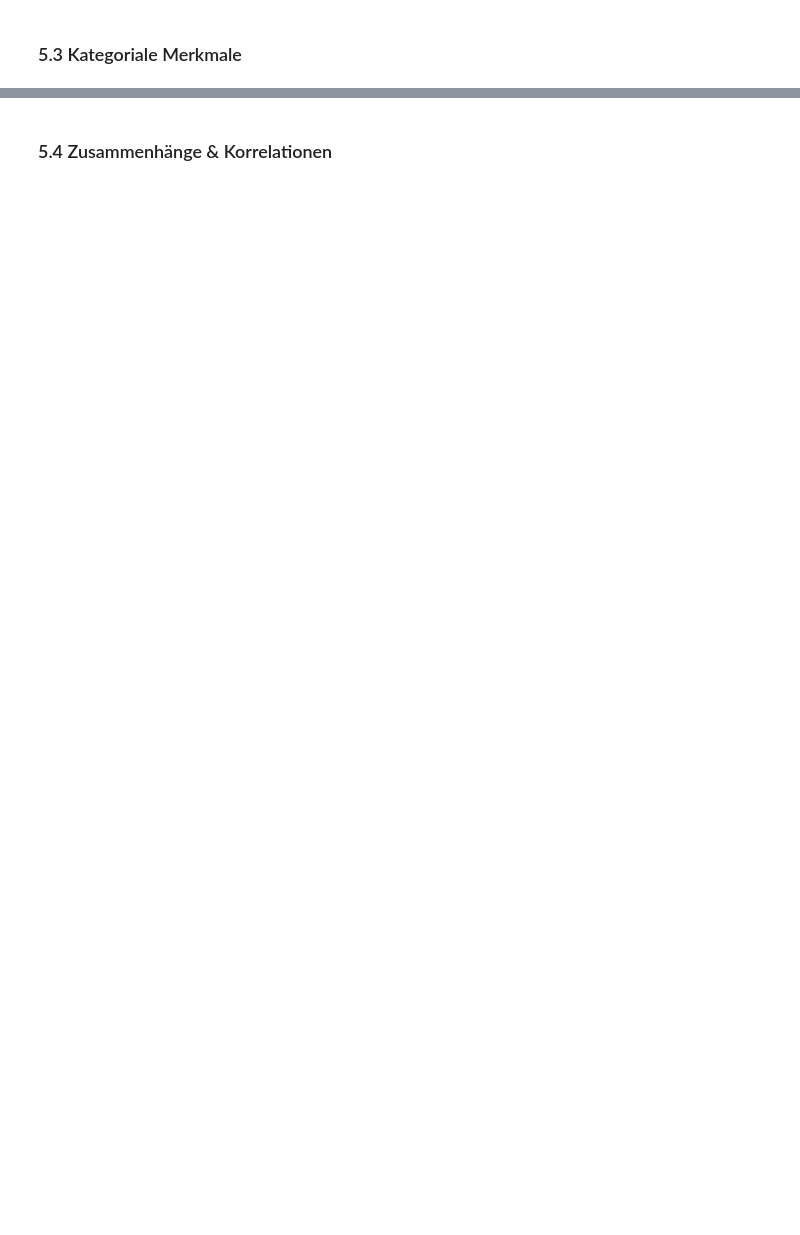
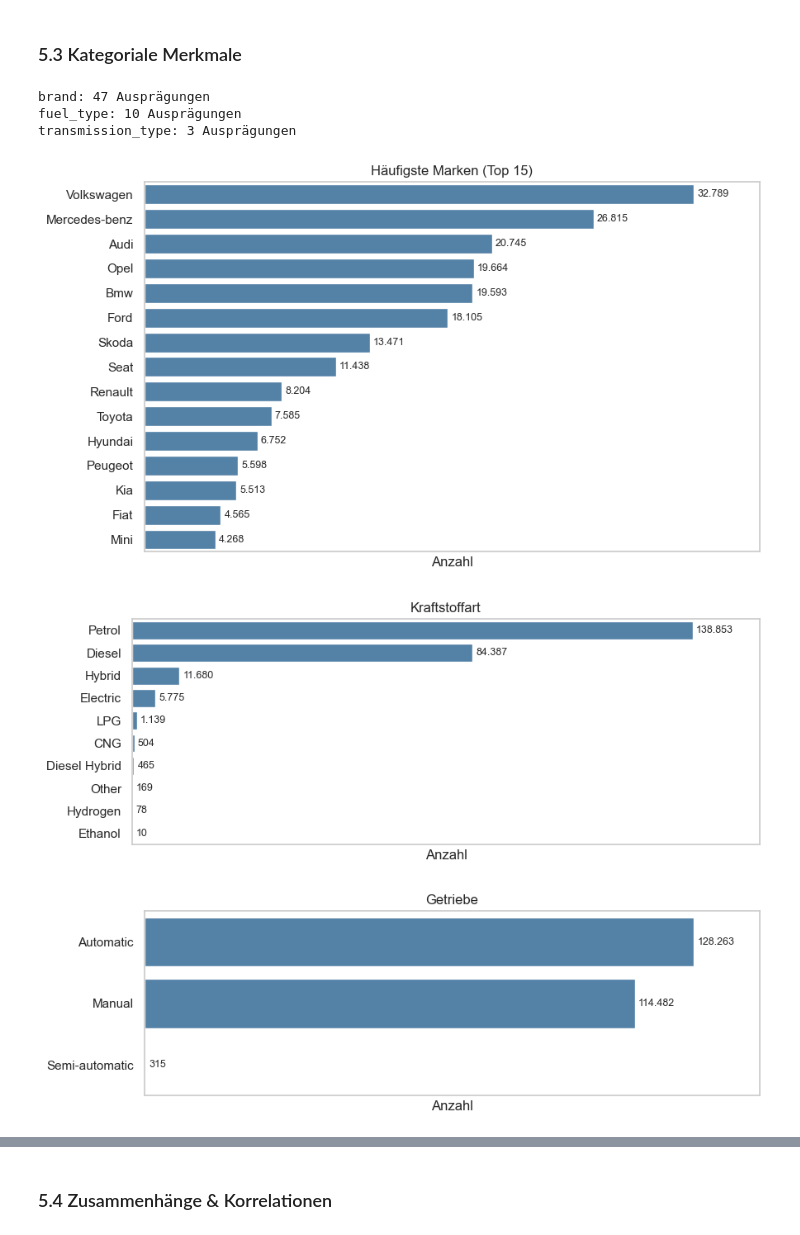
Before and after one commit to 1Zippel4/preisanalyse-autoscout24, a Jupyter notebook: notebooks/01_eda.ipynb, the cells around one changed output, grey strips where cells are left out. Cells and saved outputs as stored; diff of their text form; code cells hidden in the pictures; blank space fills up the shorter version.

```diff
--- a/notebooks/01_eda.ipynb
+++ b/notebooks/01_eda.ipynb
@@ -395,2 +568,18 @@ Grundlage für EDA und Modellierung.
 # %% [markdown]
 ### 5.3 Kategoriale Merkmale
+# %%
+for col in ["brand", "fuel_type", "transmission_type"]:
+    print(f"{col}: {df_clean[col].nunique()} Ausprägungen")
+# %% [output]
+brand: 47 Ausprägungen
+fuel_type: 10 Ausprägungen
+transmission_type: 3 Ausprägungen
+# %%
+# Häufigkeiten
+plot_kategorie("brand", "Häufigste Marken (Top 15)", "05_marken.png", top=15, capitalize=True)
+plot_kategorie("fuel_type", "Kraftstoffart", "06_kraftstoff.png")
+plot_kategorie("transmission_type", "Getriebe", "07_getriebe.png")
+# %% [output]
+[figure, added]
+[figure, added]
+[figure, added]
```
Also changed, not shown: parts of 24 cells of this notebook, 14 other files.
